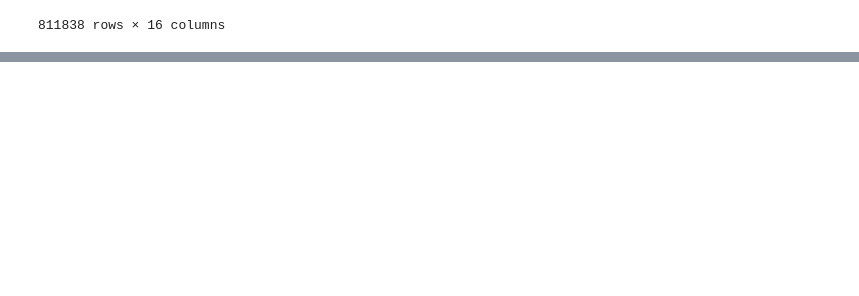
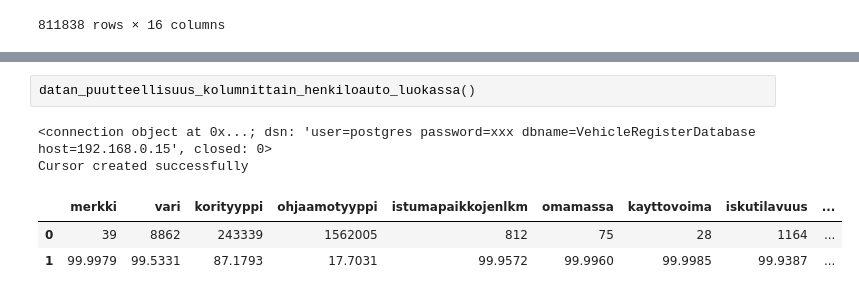
Before and after one commit to GouchinHub/TJTS4901, a Jupyter notebook: koodikirjasto.ipynb, the cells around one changed output, grey strips where cells are left out. Drawn from its saved outputs; the diff is of its cells as text; blank space fills up the shorter version.

```diff
--- a/koodikirjasto.ipynb
+++ b/koodikirjasto.ipynb
@@ -630,0 +694,8 @@ Cursor created successfully
+# %%
+datan_puutteellisuus_kolumnittain_henkiloauto_luokassa()
+# %% [output]
+<connection object at 0x...; dsn: 'user=postgres password=xxx dbname=VehicleRegisterDatabase host=192.168.0.15', closed: 0>
+Cursor created successfully
+|  | merkki | vari | korityyppi | ohjaamotyyppi | istumapaikkojenlkm | omamassa | kayttovoima | iskutilavuus | ... |
+| 0 | 39 | 8862 | 243339 | 1562005 | 812 | 75 | 28 | 1164 | ... |
+| 1 | 99.9979 | 99.5331 | 87.1793 | 17.7031 | 99.9572 | 99.9960 | 99.9985 | 99.9387 | ... |
```
Also changed, not shown: parts of 3 cells of this notebook, 1 other file.
